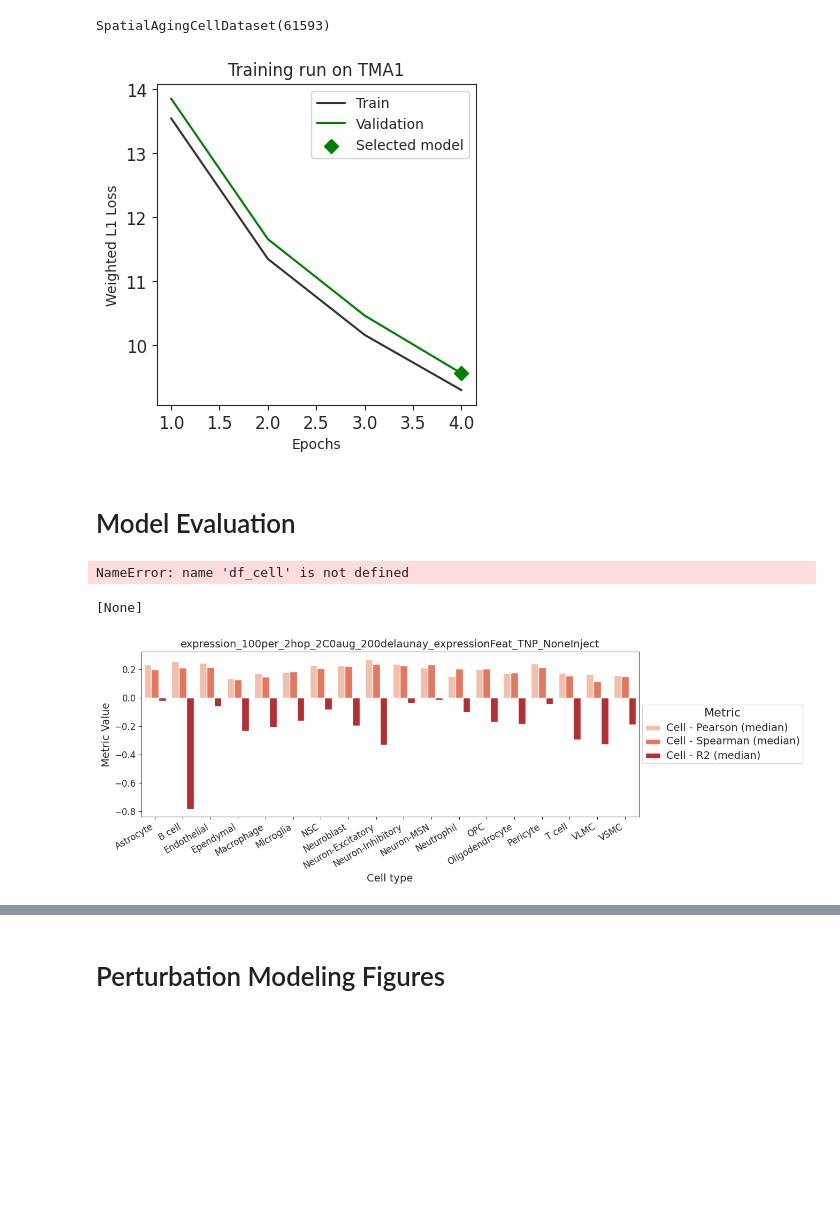
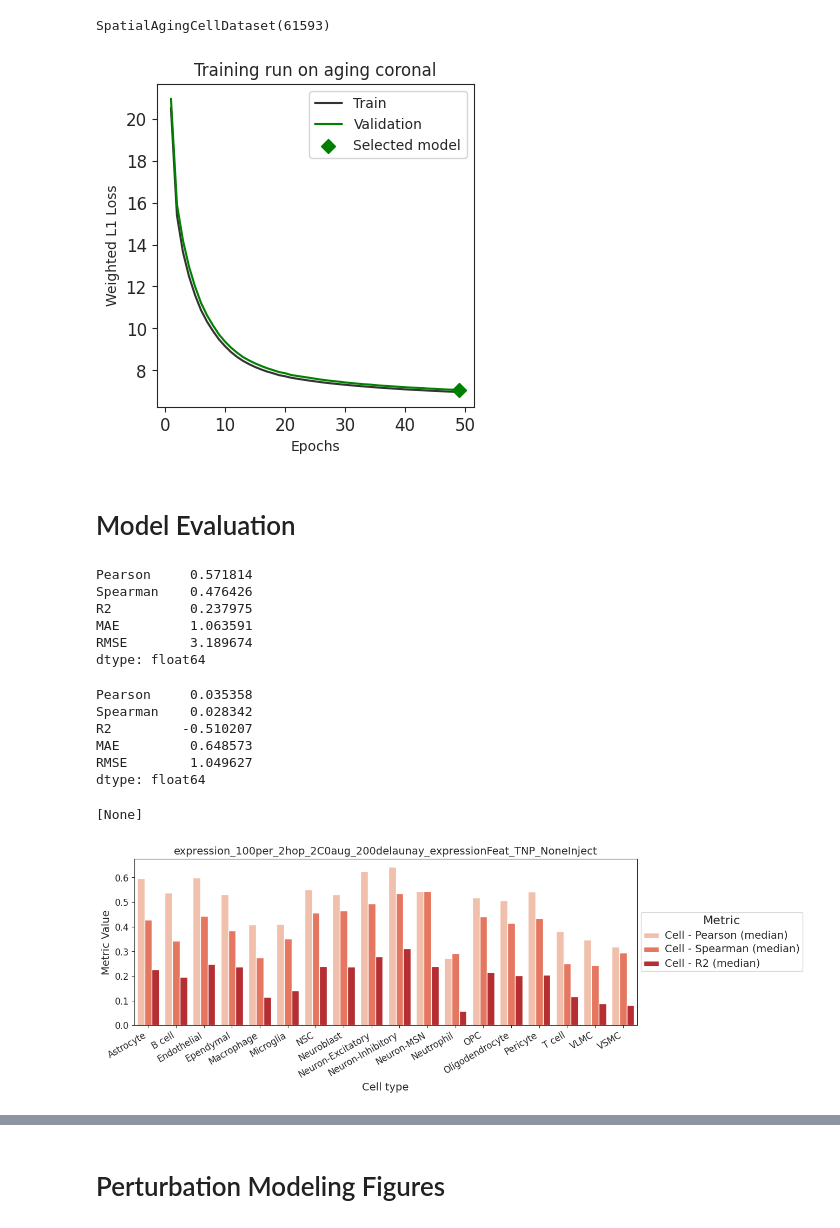
Before and after one commit to abuendia/spatial-prop, a Jupyter notebook: notebooks/GNN_expression_eval.ipynb, the cells around one changed output, grey strips where cells are left out. Cells and saved outputs as stored; diff of their text form; code cells hidden in the pictures; blank space fills up the shorter version.

```diff
--- a/notebooks/GNN_expression_eval.ipynb
+++ b/notebooks/GNN_expression_eval.ipynb
@@ -137,9 +137,7 @@ train_loader = DataLoader(train_dataset, batch_size=64, shuffle=True)
 all_loader = DataLoader(train_dataset, batch_size=64, shuffle=True)
 
 # LOAD MODELS
-model_dirname = loss+f"_{learning_rate:.0e}".replace("-","n")
-save_dir = os.path.join("results/gnn",train_dataset.processed_dir.split("/")[-2],model_dirname)
-save_dir = "/oak/stanford/groups/jamesz/abuen/spatial-sc/repos/spatial-gnn/bash/results/gnn/expression_100per_2hop_2C0aug_200delaunay_expressionFeat_TNP_NoneInject"
+save_dir = "/oak/stanford/groups/jamesz/abuen/spatial-sc/repos/spatial-gnn/results/gnn/expression_100per_2hop_2C0aug_200delaunay_expressionFeat_TNP_NoneInject/weightedl1_1en04"
 
 # TRAIN MODEL
 # init model
@@ -183,28 +181,26 @@ SpatialAgingCellDataset(61593)
 # %%
 # load results
 with open(os.path.join(save_dir, "training.pkl"), 'rb') as handle:
     b = pickle.load(handle)
 
 # plot training/validation loss curves
 
 best_idx = np.argmin(b['test'])
 
 plt.figure(figsize=(4,4))
 plt.plot(b['epoch'],b['train'],label='Train',color='0.2',zorder=0)
 plt.plot(b['epoch'],b['test'],label='Validation',color='green',zorder=1)
 plt.scatter(b['epoch'][best_idx],b['test'][best_idx],s=50,c='green',marker="D",zorder=2,label="Selected model")
 plt.ylabel("Weighted L1 Loss")
 plt.xlabel("Epochs")
 plt.xticks(fontsize=12)
 plt.yticks(fontsize=12)
 plt.legend()
 plt.tight_layout()
-plt.title("Training run on TMA1")
-# plt.savefig(f"plots/gnn/{test_dataset.processed_dir.split('/')[-2]}_losscurves.pdf",
-#             bbox_inches='tight')
+plt.title("Training run on aging coronal")
 plt.show()
 # %% [output]
-[figure, old version]
+[figure, new version]
 # %% [markdown]
 # Model Evaluation
 # %%
@@ -348,9 +344,21 @@ df_cell.to_csv(os.path.join(save_dir, "test_evaluation_stats_cell.csv"), index=F
 # %%
 df_cell.median(axis=0)
 # %% [output]
-NameError: name 'df_cell' is not defined
+Pearson     0.571814
+Spearman    0.476426
+R2          0.237975
+MAE         1.063591
+RMSE        3.189674
+dtype: float64
 # %%
 df_gene.median(axis=0)
+# %% [output]
+Pearson     0.035358
+Spearman    0.028342
+R2         -0.510207
+MAE         0.648573
+RMSE        1.049627
+dtype: float64
 # %%
 # stats broken down by cell type
 
@@ -463,7 +471,7 @@ plt.setp(ax.get_legend().get_texts(), fontsize='14')
 plt.setp(ax.get_legend().get_title(), fontsize='16')
 # %% [output]
 [None]
-[figure, old version]
+[figure, new version]
 # %%
 # Plot cell type performances
 
```
Also changed, not shown: parts of 2 cells of this notebook.
